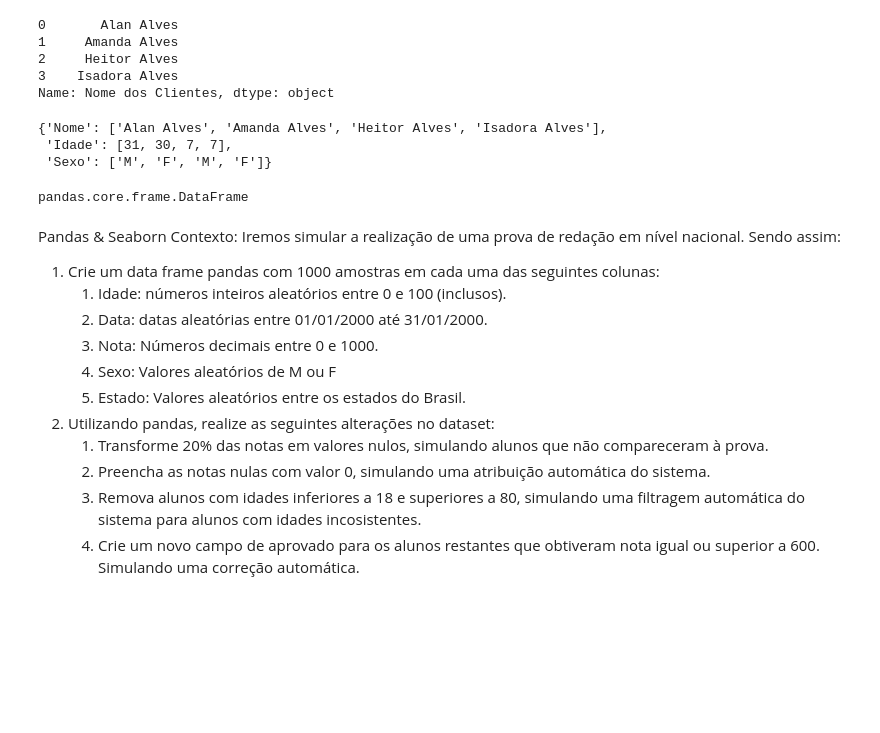
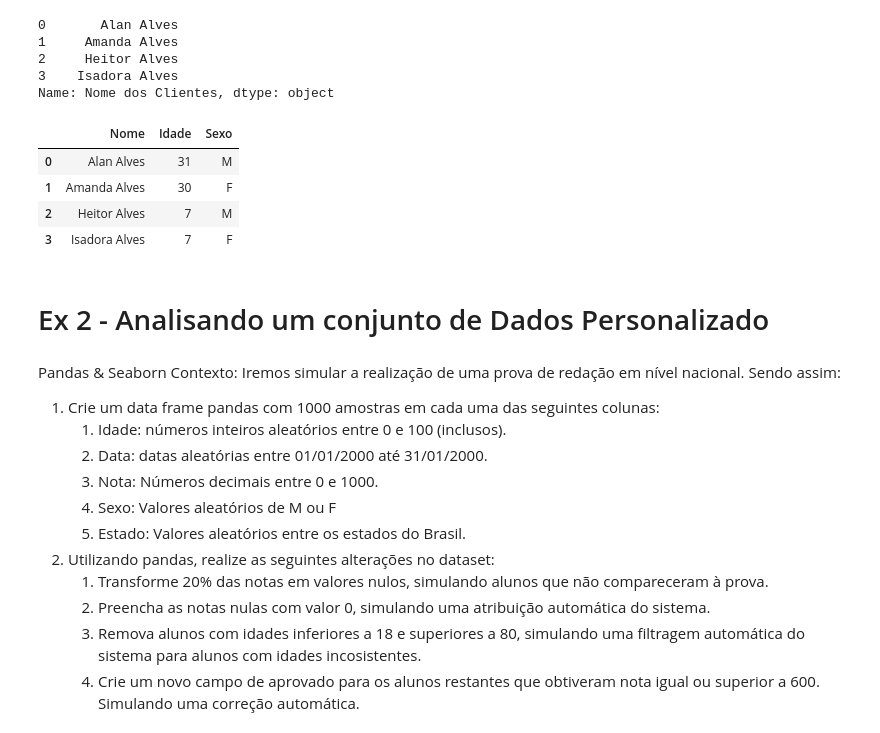
Before and after one commit to AlanCSAlves/Python_Study, a Jupyter notebook: Analise_Pandas.ipynb, the cells around one changed output. Drawn from its saved outputs; the diff is of its cells as text; code cells hidden in the pictures; blank space fills up the shorter version.

Commit message:
Ajuste arquivo Pandas

```diff
--- a/Análise_Pandas.ipynb
+++ b/Analise_Pandas.ipynb
@@ -78,18 +78,20 @@ Name: Nome dos Clientes, dtype: object
 # %%
 # Criando um DataFrame
 
-df = pd.DataFrame
-({'Nome':['Alan Alves','Amanda Alves','Heitor Alves','Isadora Alves'],
+df = pd.DataFrame({
+  'Nome':['Alan Alves','Amanda Alves','Heitor Alves','Isadora Alves'],
   'Idade':[31,30,7,7],
   'Sexo':['M','F','M','F']})
+
+df
 # %% [output]
-{'Nome': ['Alan Alves', 'Amanda Alves', 'Heitor Alves', 'Isadora Alves'],
- 'Idade': [31, 30, 7, 7],
- 'Sexo': ['M', 'F', 'M', 'F']}
+|  | Nome | Idade | Sexo |
+| 0 | Alan Alves | 31 | M |
+| 1 | Amanda Alves | 30 | F |
+| 2 | Heitor Alves | 7 | M |
+| 3 | Isadora Alves | 7 | F |
-# %%
-df
-# %% [output]
-pandas.core.frame.DataFrame
+# %% [markdown]
+# Ex 2 - Analisando um conjunto de Dados Personalizado
 # %% [markdown]
 Pandas & Seaborn
 Contexto: Iremos simular a realização de uma prova de redação em nível nacional. Sendo assim:
```
Also changed, not shown: parts of 1 cell of this notebook.
